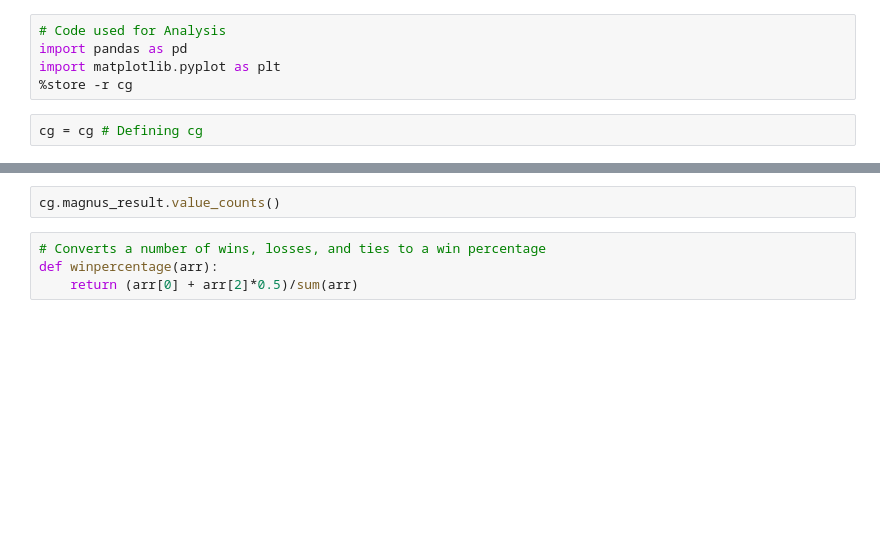
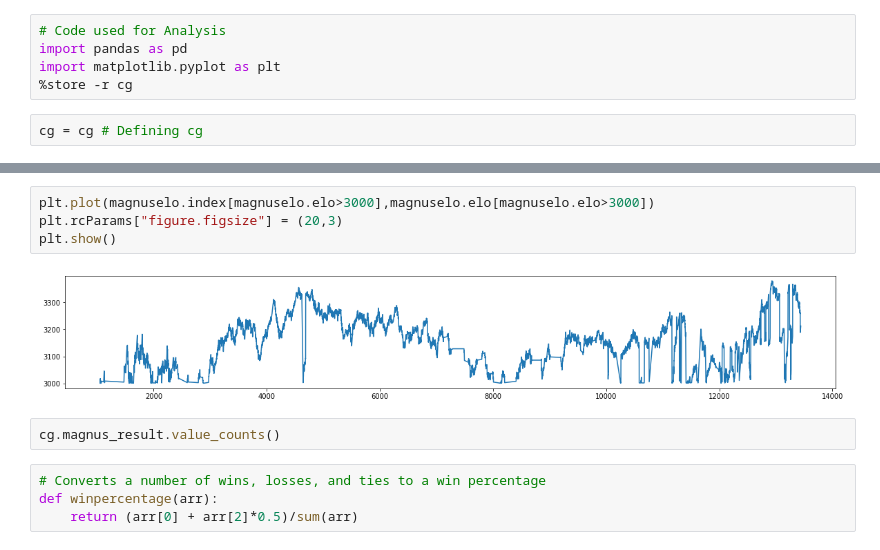
Before and after one commit to dealom/Magnus-Carlsen-Lichess-Games-Dataset-Analysis, a Jupyter notebook: Analysis.ipynb, the cells around one changed output, grey strips where cells are left out. Saved outputs shown, nothing was run; the diff lists cells and outputs as text; blank space fills up the shorter version.

```diff
--- a/Analysis.ipynb
+++ b/Analysis.ipynb
@@ -17,3 +98,9 @@ cg.head()
+# %%
+plt.plot(magnuselo.index[magnuselo.elo>3000],magnuselo.elo[magnuselo.elo>3000])
+plt.rcParams["figure.figsize"] = (20,3)
+plt.show()
+# %% [output]
+[figure, added]
 # %%
 cg.magnus_result.value_counts()
 # %%
```
Also changed, not shown: parts of 6 cells of this notebook.
